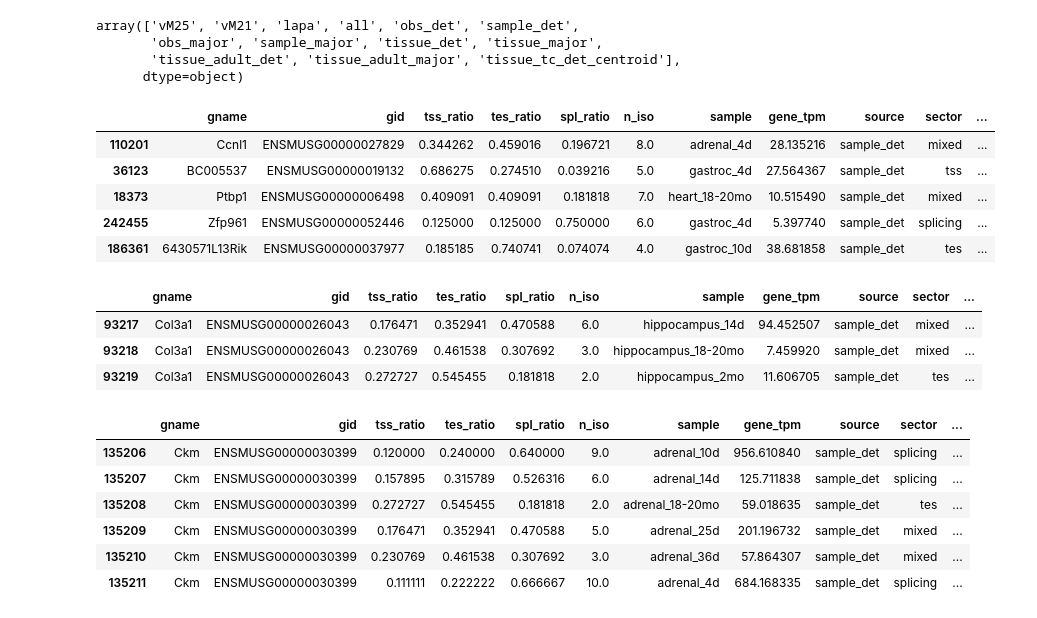
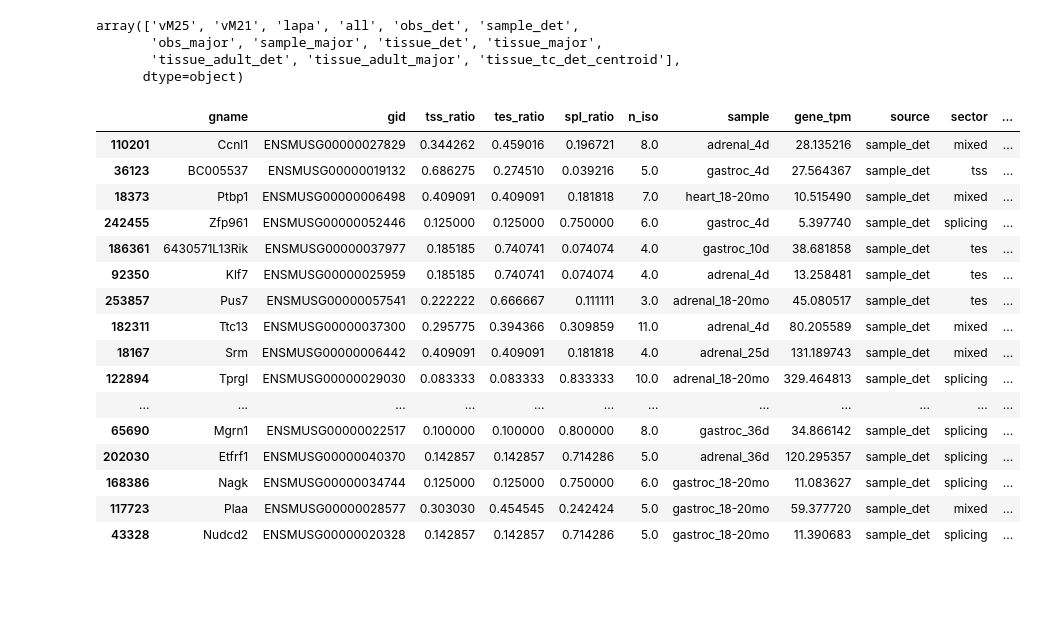
Before and after one commit to fairliereese/rnawg, a Jupyter notebook: mouse/lr_bulk/triplets/high_variance_time_course/high_variance_time_course.ipynb, the cells around one changed output. Cells and saved outputs as stored; diff of their text form; code cells hidden in the pictures; blank space fills up the shorter version.

```diff
--- a/mouse/lr_bulk/triplets/high_variance_time_course/high_variance_time_course.ipynb
+++ b/mouse/lr_bulk/triplets/high_variance_time_course/high_variance_time_course.ipynb
@@ -165,31 +165,29 @@ array(['vM25', 'vM21', 'lapa', 'all', 'obs_det', 'sample_det',
 # %%
 # ca.triplets.loc[(ca.triplets.gname=='Ckm')&(ca.triplets.source=='tissue_tc_det_centroid')]
 # %%
-df.sort_values(by='dist', ascending=False).head()
+df.sort_values(by='dist', ascending=False).head(20)
 # %% [output]
 |  | gname | gid | tss_ratio | tes_ratio | spl_ratio | n_iso | sample | gene_tpm | source | sector | ... |
 | 110201 | Ccnl1 | ENSMUSG00000027829 | 0.344262 | 0.459016 | 0.196721 | 8.0 | adrenal_4d | 28.135216 | sample_det | mixed | ... |
 | 36123 | BC005537 | ENSMUSG00000019132 | 0.686275 | 0.274510 | 0.039216 | 5.0 | gastroc_4d | 27.564367 | sample_det | tss | ... |
 | 18373 | Ptbp1 | ENSMUSG00000006498 | 0.409091 | 0.409091 | 0.181818 | 7.0 | heart_18-20mo | 10.515490 | sample_det | mixed | ... |
 | 242455 | Zfp961 | ENSMUSG00000052446 | 0.125000 | 0.125000 | 0.750000 | 6.0 | gastroc_4d | 5.397740 | sample_det | splicing | ... |
 | 186361 | 6430571L13Rik | ENSMUSG00000037977 | 0.185185 | 0.740741 | 0.074074 | 4.0 | gastroc_10d | 38.681858 | sample_det | tes | ... |
+| 92350 | Klf7 | ENSMUSG00000025959 | 0.185185 | 0.740741 | 0.074074 | 4.0 | adrenal_4d | 13.258481 | sample_det | tes | ... |
+| 253857 | Pus7 | ENSMUSG00000057541 | 0.222222 | 0.666667 | 0.111111 | 3.0 | adrenal_18-20mo | 45.080517 | sample_det | tes | ... |
+| 182311 | Ttc13 | ENSMUSG00000037300 | 0.295775 | 0.394366 | 0.309859 | 11.0 | adrenal_4d | 80.205589 | sample_det | mixed | ... |
+| 18167 | Srm | ENSMUSG00000006442 | 0.409091 | 0.409091 | 0.181818 | 4.0 | adrenal_25d | 131.189743 | sample_det | mixed | ... |
+| 122894 | Tprgl | ENSMUSG00000029030 | 0.083333 | 0.083333 | 0.833333 | 10.0 | adrenal_18-20mo | 329.464813 | sample_det | splicing | ... |
+| ... | ... | ... | ... | ... | ... | ... | ... | ... | ... | ... | ... |
+| 65690 | Mgrn1 | ENSMUSG00000022517 | 0.100000 | 0.100000 | 0.800000 | 8.0 | gastroc_36d | 34.866142 | sample_det | splicing | ... |
+| 202030 | Etfrf1 | ENSMUSG00000040370 | 0.142857 | 0.142857 | 0.714286 | 5.0 | adrenal_36d | 120.295357 | sample_det | splicing | ... |
+| 168386 | Nagk | ENSMUSG00000034744 | 0.125000 | 0.125000 | 0.750000 | 6.0 | gastroc_18-20mo | 11.083627 | sample_det | splicing | ... |
+| 117723 | Plaa | ENSMUSG00000028577 | 0.303030 | 0.454545 | 0.242424 | 5.0 | gastroc_18-20mo | 59.377720 | sample_det | mixed | ... |
+| 43328 | Nudcd2 | ENSMUSG00000020328 | 0.142857 | 0.142857 | 0.714286 | 5.0 | gastroc_18-20mo | 11.390683 | sample_det | splicing | ... |
 # %%
-df.loc[(df.gname=='Col3a1')&(df.tissue=='hippocampus')]
+# df.loc[(df.gname=='Col3a1')&(df.tissue=='hippocampus')]
-# %% [output]
-|  | gname | gid | tss_ratio | tes_ratio | spl_ratio | n_iso | sample | gene_tpm | source | sector | ... |
-| 93217 | Col3a1 | ENSMUSG00000026043 | 0.176471 | 0.352941 | 0.470588 | 6.0 | hippocampus_14d | 94.452507 | sample_det | mixed | ... |
-| 93218 | Col3a1 | ENSMUSG00000026043 | 0.230769 | 0.461538 | 0.307692 | 3.0 | hippocampus_18-20mo | 7.459920 | sample_det | mixed | ... |
-| 93219 | Col3a1 | ENSMUSG00000026043 | 0.272727 | 0.545455 | 0.181818 | 2.0 | hippocampus_2mo | 11.606705 | sample_det | tes | ... |
 # %%
-df.loc[(df.gname=='Ckm')&(df.tissue=='adrenal')]
+# df.loc[(df.gname=='Ckm')&(df.tissue=='adrenal')]
-# %% [output]
-|  | gname | gid | tss_ratio | tes_ratio | spl_ratio | n_iso | sample | gene_tpm | source | sector | ... |
-| 135206 | Ckm | ENSMUSG00000030399 | 0.120000 | 0.240000 | 0.640000 | 9.0 | adrenal_10d | 956.610840 | sample_det | splicing | ... |
-| 135207 | Ckm | ENSMUSG00000030399 | 0.157895 | 0.315789 | 0.526316 | 6.0 | adrenal_14d | 125.711838 | sample_det | splicing | ... |
-| 135208 | Ckm | ENSMUSG00000030399 | 0.272727 | 0.545455 | 0.181818 | 2.0 | adrenal_18-20mo | 59.018635 | sample_det | tes | ... |
-| 135209 | Ckm | ENSMUSG00000030399 | 0.176471 | 0.352941 | 0.470588 | 5.0 | adrenal_25d | 201.196732 | sample_det | mixed | ... |
-| 135210 | Ckm | ENSMUSG00000030399 | 0.230769 | 0.461538 | 0.307692 | 3.0 | adrenal_36d | 57.864307 | sample_det | mixed | ... |
-| 135211 | Ckm | ENSMUSG00000030399 | 0.111111 | 0.222222 | 0.666667 | 10.0 | adrenal_4d | 684.168335 | sample_det | splicing | ... |
 # %%
 def plot_simplex_here(ca, gene, tissue, fig_dir):
 
```
Also changed, not shown: parts of 11 cells of this notebook, 12 other files.
